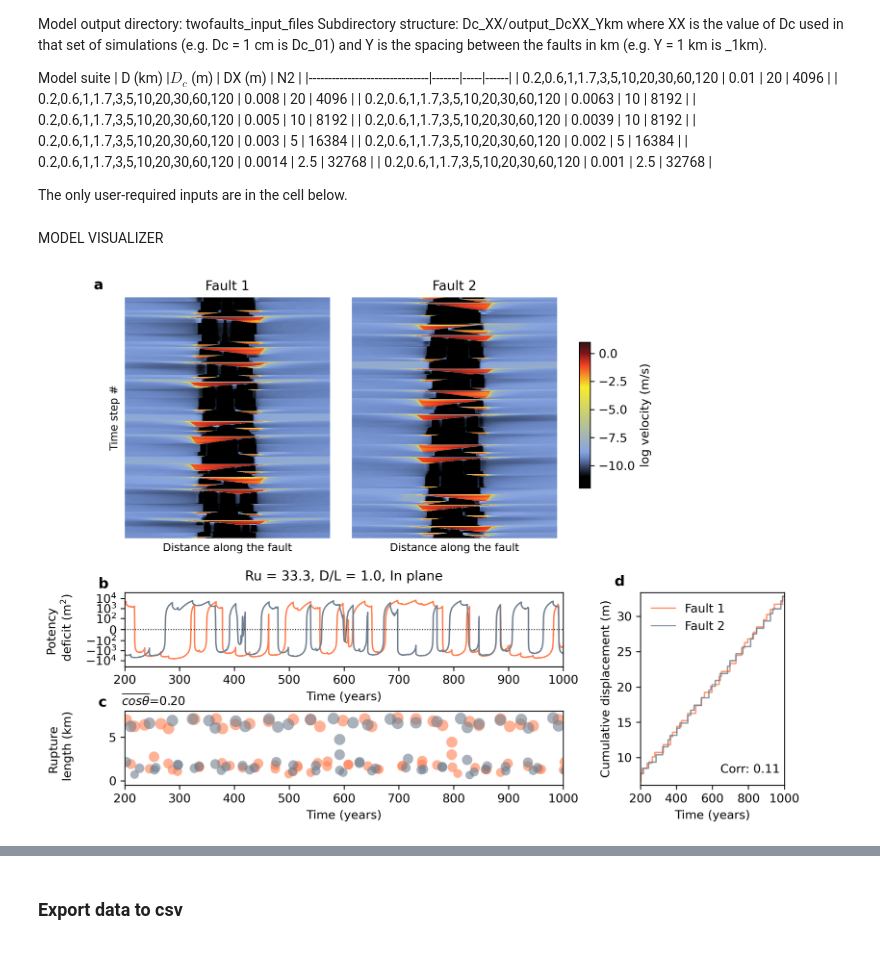
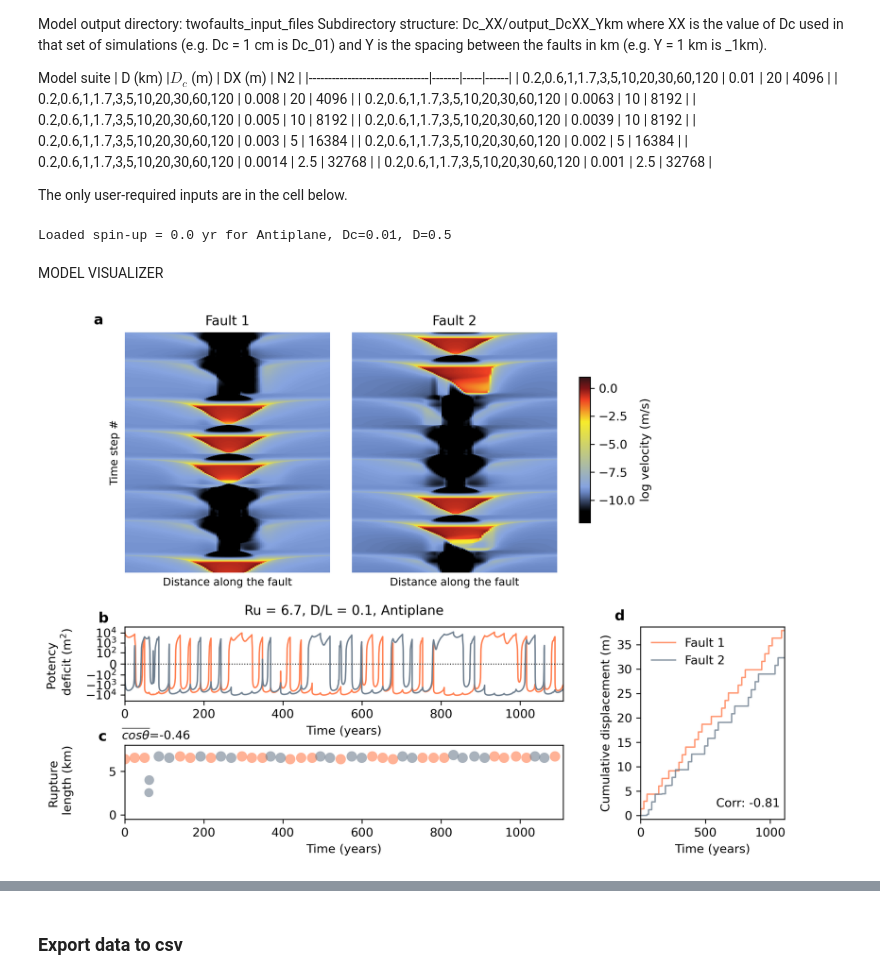
Before and after one commit to absrp/two_fault_interactions, a Jupyter notebook: model_visualizer.ipynb, the cells around one changed output, grey strips where cells are left out. Drawn from its saved outputs; the diff is of its cells as text; code cells hidden in the pictures.

Commit message:
updated to dynamic spin-up time

```diff
--- a/model_visualizer.ipynb
+++ b/model_visualizer.ipynb
@@ -52,12 +52,15 @@ Model suite
 The only user-required inputs are in the cell below.
 # %%
 #### this is the only cell that needs changing before running
-main_dir = "model_outputs/two_faults/inplane/"
-files_interest = ["Dc_002/output_Dc002_5km/"]
-loading_type = "In plane"
-dc = 0.002 # Dc in RSF
-D = 5 # distance between the two parallel faults in kilometers
-spin_up = 200  # n of years to omit in analysis - approx time it takes for steady state to be reached
+main_dir = "model_outputs/two_faults/antiplane/"
+files_interest = ["Dc_01/output_Dc01_0.5km/"]
+loading_type = "Antiplane"
+dc = 0.01 # Dc in RSF
+D = 0.5 # distance between the two parallel faults in kilometers
+spin_up = utils.load_spinup_estimate("code_output_data/spinup_estimates.csv",
+                                    loading_type, dc, D, default=200)  # yr, from evolution_interaction_metrics_with_time.ipynb
+# %% [output]
+Loaded spin-up = 0.0 yr for Antiplane, Dc=0.01, D=0.5
 # %%
 cell_dict = {
     0.01: (20, 4096),
@@ -250,7 +253,7 @@ for i, (file, DXi, N2i, titlei) in enumerate(zip(files_interest, DX, N2,titles))
     ax3.axhline(0,linestyle=':',c='black', linewidth=0.8)
     ax3.set_xlabel('Time (years)', fontsize=10)
     ax3.set_title(titlei, fontsize=11, pad=10)
-    ax3.set_xlim(spin_up,1000)
+    ax3.set_xlim(spin_up,time_years.max())
     ax3.set_ylim(-40000,40000)
     ax3.set_yscale('symlog', linthresh=1e2)
     ax3.set_ylabel('Potency \n deficit (m$^2$)', fontsize=10, labelpad=10)
@@ -262,7 +265,7 @@ for i, (file, DXi, N2i, titlei) in enumerate(zip(files_interest, DX, N2,titles))
                     c='coral', s=scale_factor * np.log(rupture_length_fault1 + 1), alpha=0.6, edgecolor='none')
     ax4.scatter(time_f2_catalog/365/24/60/60, (rupture_length_fault2 * pixel_size) / 1000,
                     c='slategray', s=scale_factor * np.log(rupture_length_fault2 + 1), alpha=0.6, edgecolor='none')
-    ax4.set_xlim(spin_up,1000)
+    ax4.set_xlim(spin_up,time_years.max())
     ax4.set_ylim(-0.5, 8)
     ax4.set_xlabel('Time (years)', fontsize=10)
     ax4.set_ylabel('Rupture \n length (km)', fontsize=10, labelpad=10)
@@ -286,7 +289,7 @@ for i, (file, DXi, N2i, titlei) in enumerate(zip(files_interest, DX, N2,titles))
     time_years_f2 = fault_data_f2['Time (Years)']
 
     # detrend displacement
-    # Step 1: filter to time >= spin_up (200 years)
+    # Step 1: filter to time >= spin_up
     time_years = time_years_f1.values
     time_mask = time_years >= spin_up
     time_cropped = time_years[time_mask]
@@ -300,37 +303,37 @@ for i, (file, DXi, N2i, titlei) in enumerate(zip(files_interest, DX, N2,titles))
     interp_f1 = interp1d(time_cropped, cum_disp_f1_cropped, kind='linear')
     interp_f2 = interp1d(time_cropped, cum_disp_f2_cropped, kind='linear')
     cum_disp_f1_regular = interp_f1(time_regular)
     cum_disp_f2_regular = interp_f2(time_regular)
     # Step 3: fit and subtract linear trend for each fault
     coeffs_disp1 = np.polyfit(time_regular, cum_disp_f1_regular, 1)
     coeffs_disp2 = np.polyfit(time_regular, cum_disp_f2_regular, 1)
     trend_disp1 = np.polyval(coeffs_disp1, time_regular)
     trend_disp2 = np.polyval(coeffs_disp2, time_regular)
     cum_disp_f1_detrended = cum_disp_f1_regular - trend_disp1
     cum_disp_f2_detrended = cum_disp_f2_regular - trend_disp2
     # Step 4: correlation coefficient on detrended displacements
     disp_corr, _ = pearsonr(cum_disp_f1_detrended, cum_disp_f2_detrended)
     ax7.plot(time_years_f1, cum_disp_f1, color='coral', alpha=0.8, linewidth=1.2, label='Fault 1')
     ax7.plot(time_years_f2, cum_disp_f2, color='slategray', alpha=0.8, linewidth=1.2, label='Fault 2')
     ax7.set_xlabel('Time (years)',fontsize=10)
     ax7.set_ylabel('Cumulative displacement (m)',fontsize=10)
-    ax7.set_xlim(spin_up, 1000)
-    mask_f1 = (time_years_f1 >= spin_up) & (time_years_f1 <= 1000)
-    mask_f2 = (time_years_f2 >= spin_up) & (time_years_f2 <= 1000)
+    ax7.set_xlim(spin_up, time_years.max())
+    mask_f1 = (time_years_f1 >= spin_up) & (time_years_f1 <= time_years_f1.max())
+    mask_f2 = (time_years_f2 >= spin_up) & (time_years_f2 <= time_years_f2.max())
     y_min = min(cum_disp_f1[mask_f1].min(), cum_disp_f2[mask_f2].min())
     y_max = max(cum_disp_f1[mask_f1].max(), cum_disp_f2[mask_f2].max())
     y_range = y_max - y_min
     ax7.set_ylim(y_min - 0.02*y_range, y_max + 0.02*y_range)
 
     ax7.legend(loc='upper left', fontsize=10, frameon=False)
     ax7.tick_params(labelsize=10)
     ax7.text(0.97, 0.05, f'Corr: {disp_corr:.2f}', transform=ax7.transAxes,
             fontsize=10, verticalalignment='bottom', horizontalalignment='right')
 
     titlei = titlei.replace('$', '').replace('_', '').replace('/', '')
     plt.savefig(r'Summary figures/' + titlei +'.png',bbox_inches='tight')
 # %% [output]
-[figure, old version]
+[figure, new version]
 # %%
 plt.figure(figsize=(8, 4))
 plt.plot(cum_disp_f1_detrended, label='Fault 1 detrended')
```
Also changed, not shown: parts of 3 cells of this notebook.
